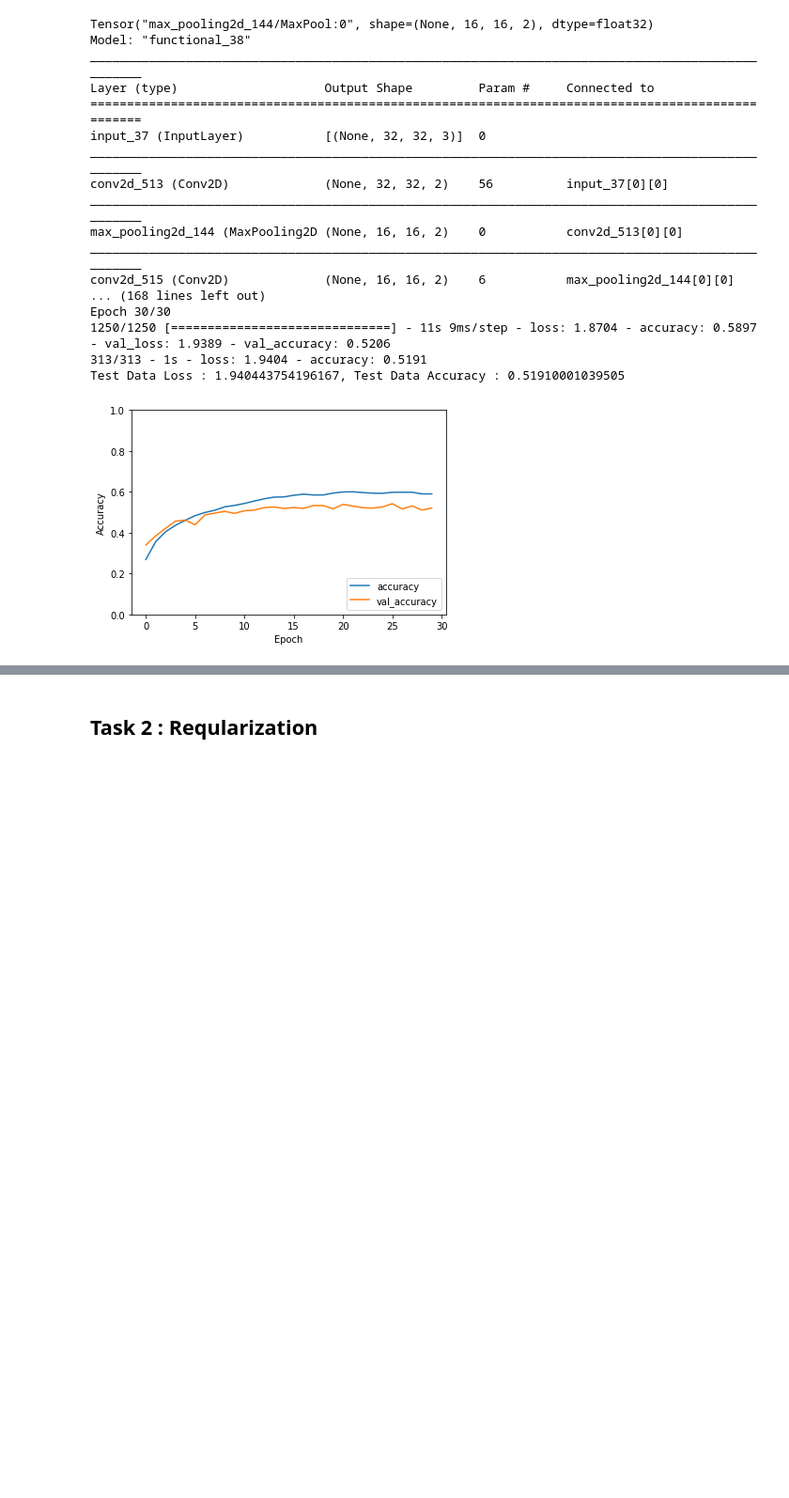
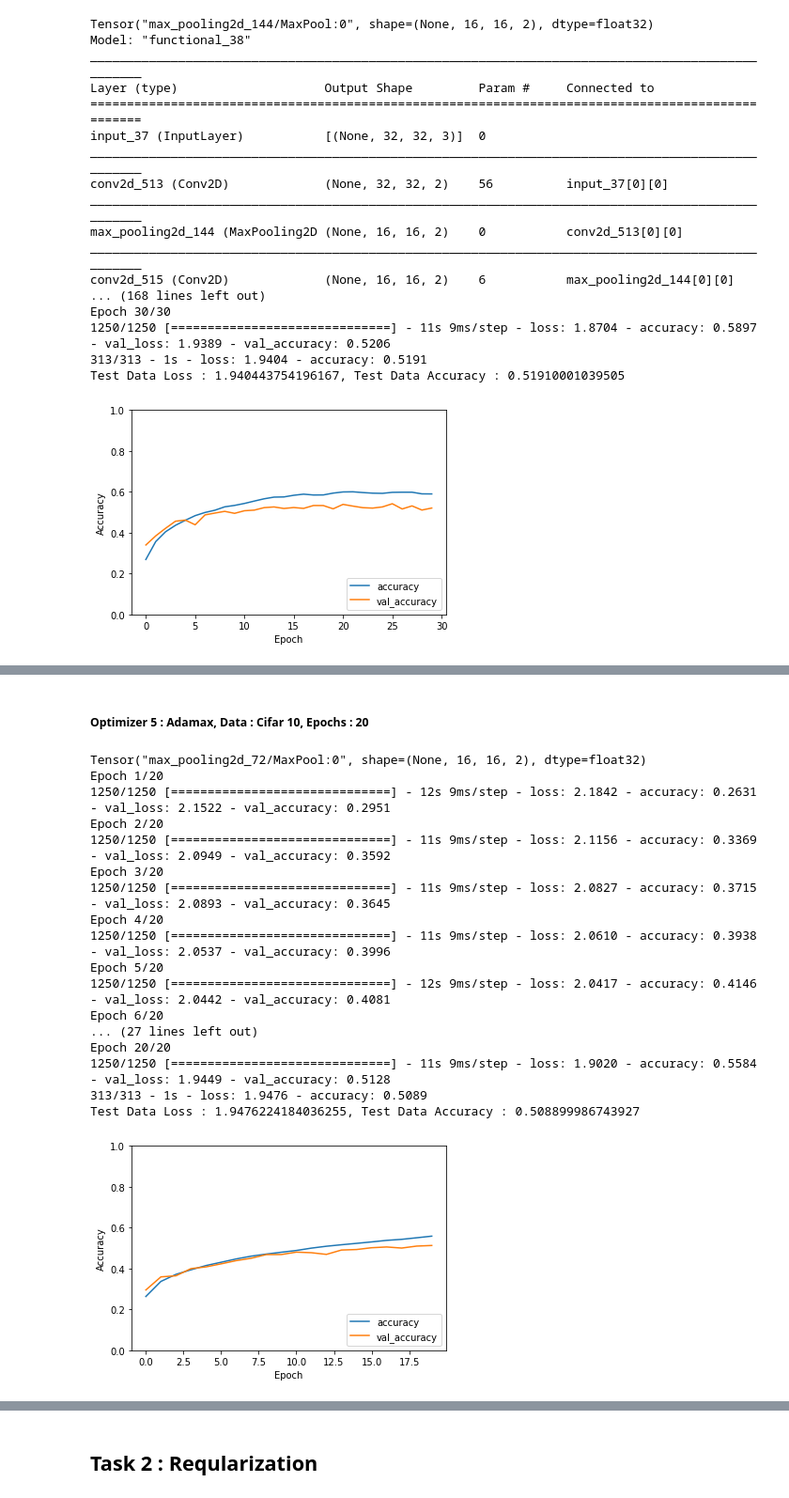
Before and after one commit to rajprasad001/deep_learning_concepts, a Jupyter notebook: Project_Assignment.ipynb, the cells around one changed output, grey strips where cells are left out. Shown at 94% size. Saved outputs shown, nothing was run; the diff lists cells and outputs as text; code cells hidden in the pictures; blank space fills up the shorter version.

```diff
--- a/Project_Assignment.ipynb
+++ b/Project_Assignment.ipynb
@@ -711,0 +781,23 @@ Test Data Loss : 1.940443754196167, Test Data Accuracy : 0.51910001039505
+# %% [markdown]
+##### Optimizer 5 : Adamax, Data : Cifar 10, Epochs : 20
+# %%
+opt_adamax_inception_net = inception_net('adamax',cifar_train_x,cifar_train_y,20,cifar_val_x,cifar_val_y,cifar_test_x,cifar_test_y)
+# %% [output]
+Tensor("max_pooling2d_72/MaxPool:0", shape=(None, 16, 16, 2), dtype=float32)
+Epoch 1/20
+1250/1250 [==============================] - 12s 9ms/step - loss: 2.1842 - accuracy: 0.2631 - val_loss: 2.1522 - val_accuracy: 0.2951
+Epoch 2/20
+1250/1250 [==============================] - 11s 9ms/step - loss: 2.1156 - accuracy: 0.3369 - val_loss: 2.0949 - val_accuracy: 0.3592
+Epoch 3/20
+1250/1250 [==============================] - 11s 9ms/step - loss: 2.0827 - accuracy: 0.3715 - val_loss: 2.0893 - val_accuracy: 0.3645
+Epoch 4/20
+1250/1250 [==============================] - 11s 9ms/step - loss: 2.0610 - accuracy: 0.3938 - val_loss: 2.0537 - val_accuracy: 0.3996
+Epoch 5/20
+1250/1250 [==============================] - 12s 9ms/step - loss: 2.0417 - accuracy: 0.4146 - val_loss: 2.0442 - val_accuracy: 0.4081
+Epoch 6/20
+... (27 lines left out)
+Epoch 20/20
+1250/1250 [==============================] - 11s 9ms/step - loss: 1.9020 - accuracy: 0.5584 - val_loss: 1.9449 - val_accuracy: 0.5128
+313/313 - 1s - loss: 1.9476 - accuracy: 0.5089
+Test Data Loss : 1.9476224184036255, Test Data Accuracy : 0.508899986743927
+[figure, added]
```
Also changed, not shown: parts of 11 cells of this notebook.
